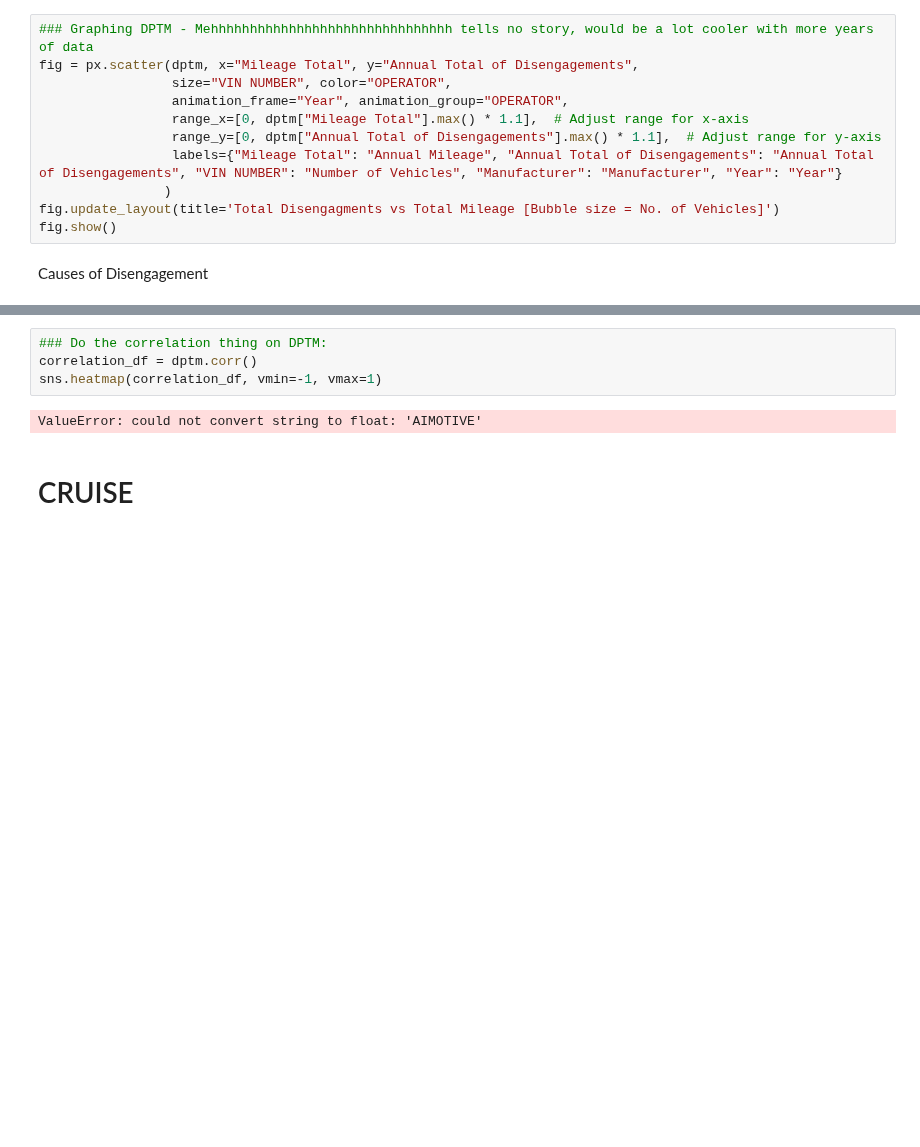
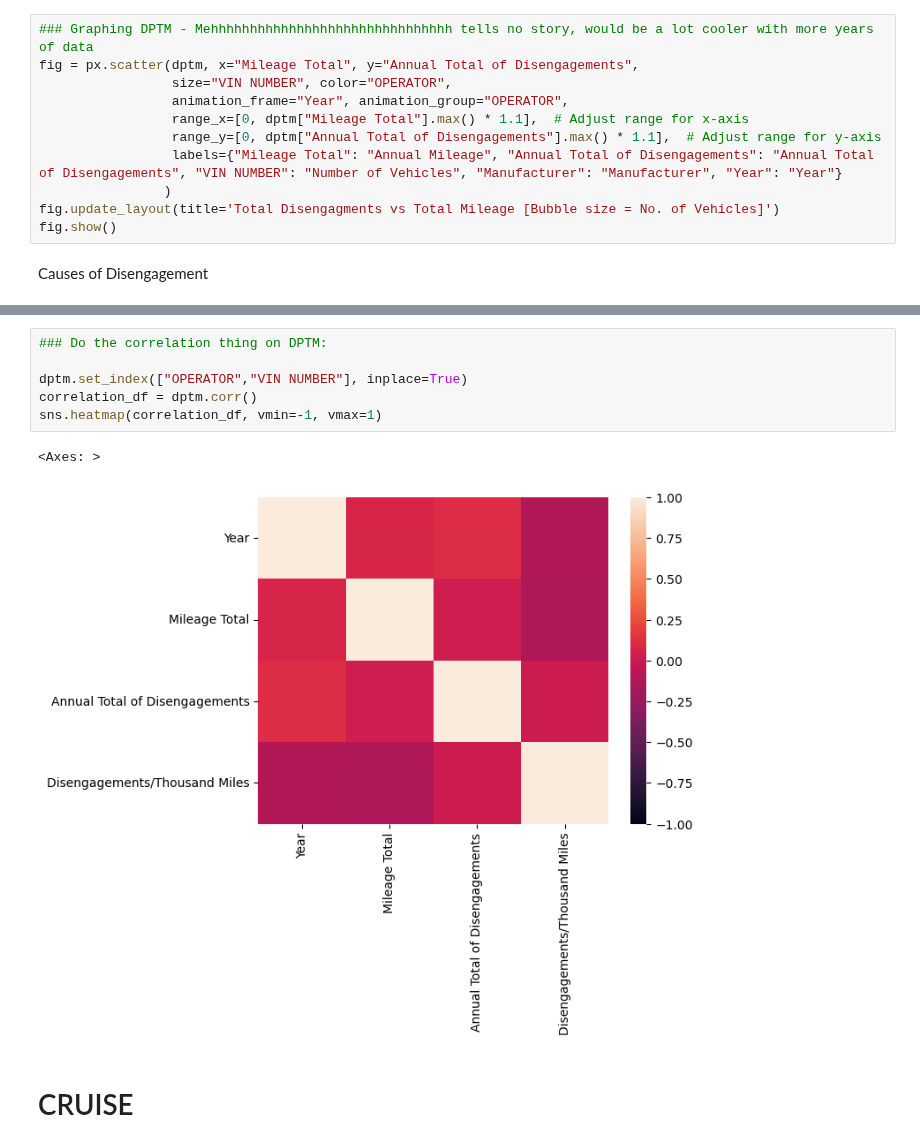
Before and after one commit to Kyle-Markwardt/self-driving-vehicles, a Jupyter notebook: main.ipynb, the cells around one changed output, grey strips where cells are left out. Drawn from its saved outputs; the diff is of its cells as text; blank space fills up the shorter version.

```diff
--- a/main.ipynb
+++ b/main.ipynb
@@ -641,9 +641,12 @@ plt.show()
 # %%
 ### Do the correlation thing on DPTM:
+
+dptm.set_index(["OPERATOR","VIN NUMBER"], inplace=True)
 correlation_df = dptm.corr()
 sns.heatmap(correlation_df, vmin=-1, vmax=1)
 # %% [output]
-ValueError: could not convert string to float: 'AIMOTIVE'
+<Axes: >
+[figure, added]
 # %% [markdown]
 # CRUISE
 # %%
```
Also changed, not shown: parts of 2 cells of this notebook.
